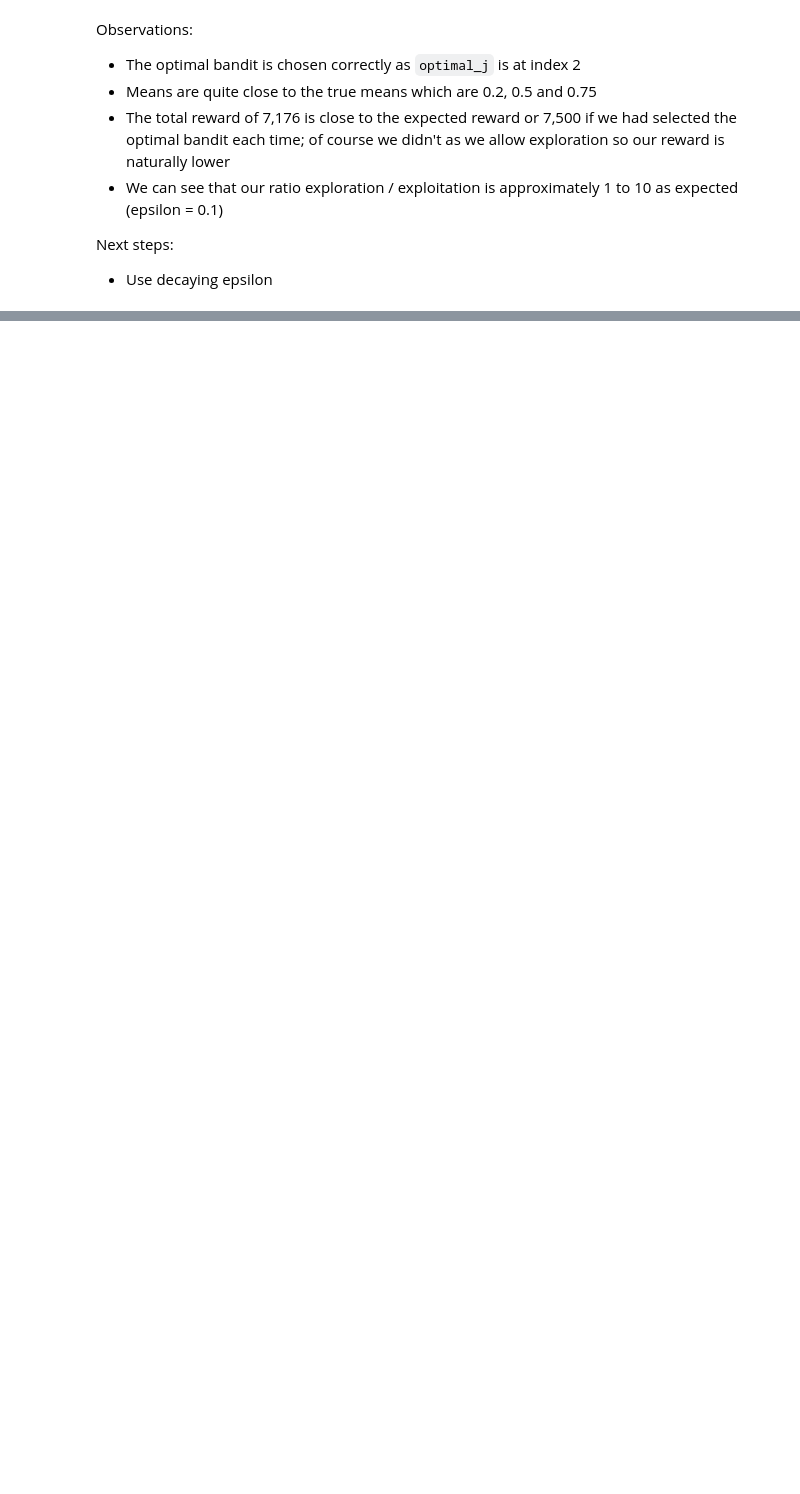
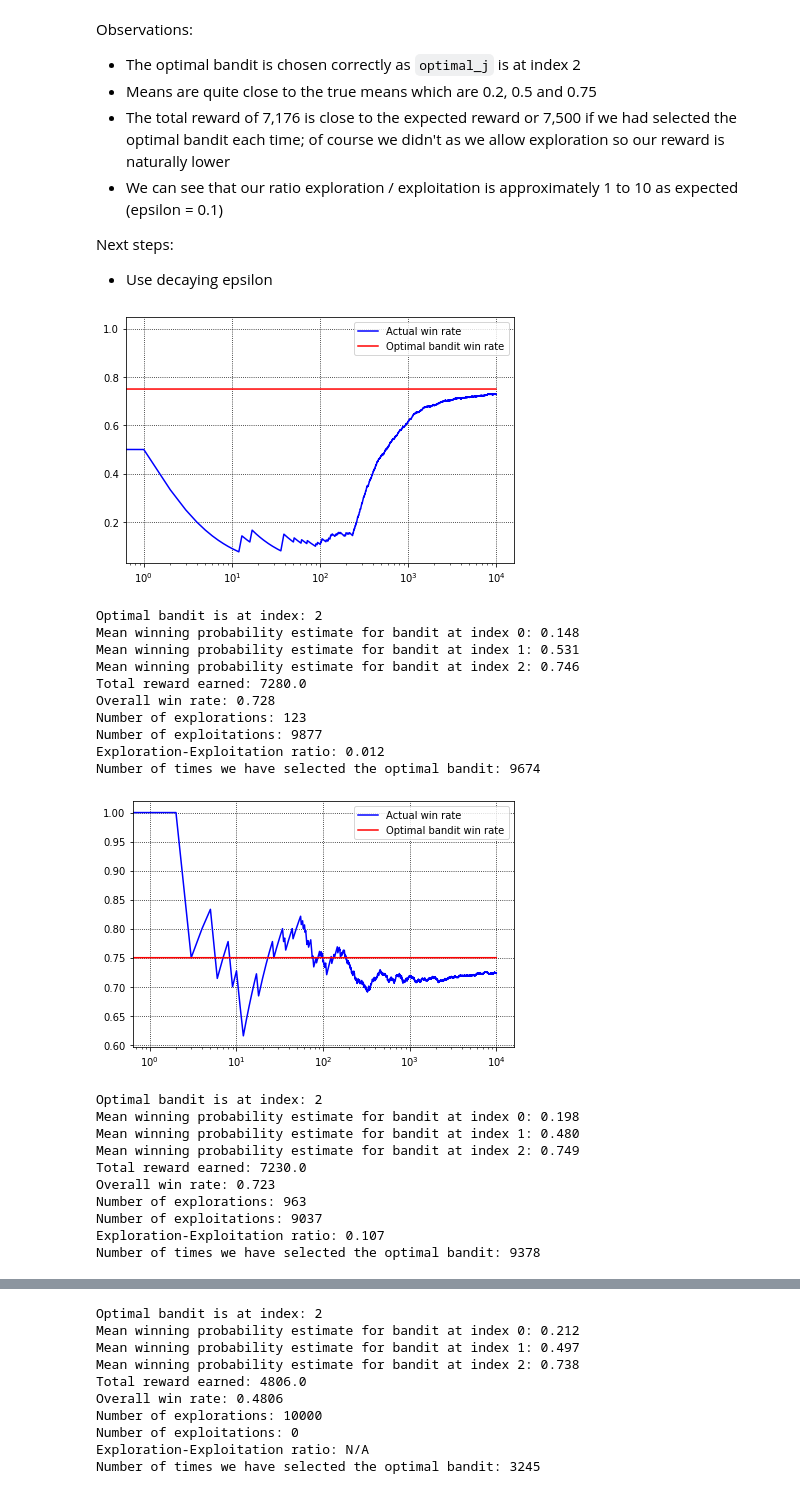
Before and after one commit to kbantoec/bandits, a Jupyter notebook: src/experiments.ipynb, the cells around one changed output, grey strips where cells are left out. Drawn from its saved outputs; the diff is of its cells as text; code cells hidden in the pictures; blank space fills up the shorter version.

```diff
--- a/src/experiments.ipynb
+++ b/src/experiments.ipynb
@@ -31,3 +33,34 @@ Observations:
 
 Next steps:
 * Use decaying epsilon
+# %%
+epsilons: tuple = (0.01, 0.1, 1)
+
+for eps in epsilons:
+    exp = Experiment(bandit_probabilities, num_trials, eps)
+    exp.run()
+    exp.plot_win_rates()
+    exp.show_results()
+# %% [output]
+[figure, added]
+Optimal bandit is at index: 2
+Mean winning probability estimate for bandit at index 0: 0.148
+Mean winning probability estimate for bandit at index 1: 0.531
+Mean winning probability estimate for bandit at index 2: 0.746
+Total reward earned: 7280.0
+Overall win rate: 0.728
+Number of explorations: 123
+Number of exploitations: 9877
+Exploration-Exploitation ratio: 0.012
+Number of times we have selected the optimal bandit: 9674
+[figure, added]
+Optimal bandit is at index: 2
+Mean winning probability estimate for bandit at index 0: 0.198
+Mean winning probability estimate for bandit at index 1: 0.480
+Mean winning probability estimate for bandit at index 2: 0.749
+Total reward earned: 7230.0
+Overall win rate: 0.723
+Number of explorations: 963
+Number of exploitations: 9037
+Exploration-Exploitation ratio: 0.107
+Number of times we have selected the optimal bandit: 9378
@@ -33,0 +68,10 @@ Next steps:
+Optimal bandit is at index: 2
+Mean winning probability estimate for bandit at index 0: 0.212
+Mean winning probability estimate for bandit at index 1: 0.497
+Mean winning probability estimate for bandit at index 2: 0.738
+Total reward earned: 4806.0
+Overall win rate: 0.4806
+Number of explorations: 10000
+Number of exploitations: 0
+Exploration-Exploitation ratio: N/A
+Number of times we have selected the optimal bandit: 3245
```
Also changed, not shown: parts of 4 cells of this notebook, 1 other file.
